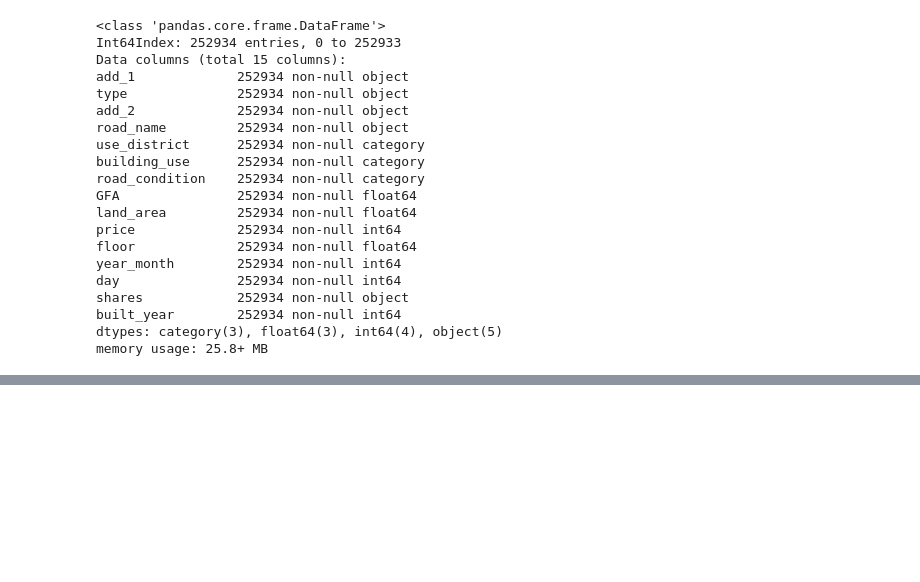
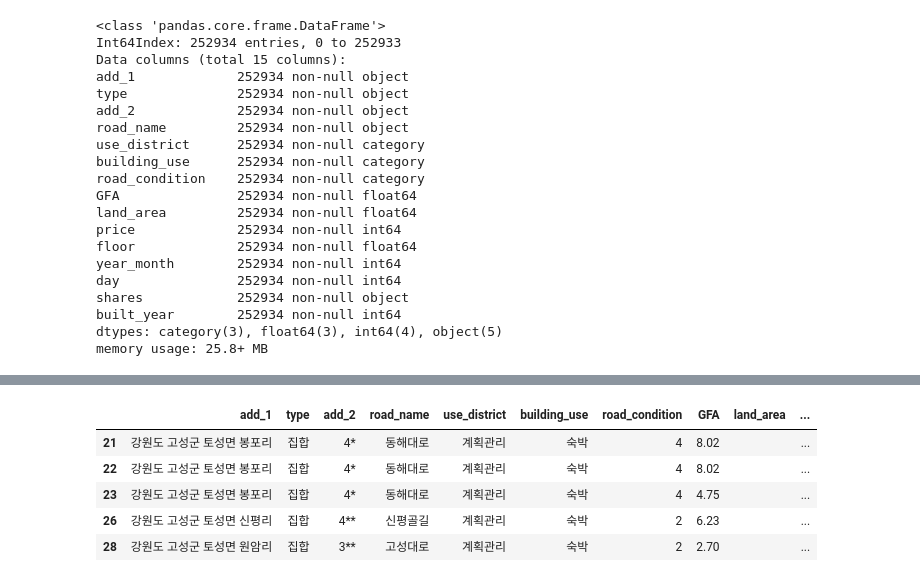
Before and after one commit to Choah/Public_data_EDA, a Jupyter notebook: 05_EDA_COMMERCE.ipynb, the cells around one changed output, grey strips where cells are left out. Cells and saved outputs as stored; diff of their text form; code cells hidden in the pictures; blank space fills up the shorter version.

```diff
--- a/05_EDA_COMMERCE.ipynb
+++ b/05_EDA_COMMERCE.ipynb
@@ -1019,0 +1012,9 @@ plt.show()
+# %%
+dataset.head()
+# %% [output]
+|  | add_1 | type | add_2 | road_name | use_district | building_use | road_condition | GFA | land_area | ... |
+| 21 | 강원도 고성군 토성면 봉포리 | 집합 | 4* | 동해대로 | 계획관리 | 숙박 | 4 | 8.02 |  | ... |
+| 22 | 강원도 고성군 토성면 봉포리 | 집합 | 4* | 동해대로 | 계획관리 | 숙박 | 4 | 8.02 |  | ... |
+| 23 | 강원도 고성군 토성면 봉포리 | 집합 | 4* | 동해대로 | 계획관리 | 숙박 | 4 | 4.75 |  | ... |
+| 26 | 강원도 고성군 토성면 신평리 | 집합 | 4** | 신평골길 | 계획관리 | 숙박 | 2 | 6.23 |  | ... |
+| 28 | 강원도 고성군 토성면 원암리 | 집합 | 3** | 고성대로 | 계획관리 | 숙박 | 2 | 2.70 |  | ... |
```
Also changed, not shown: parts of 10 cells of this notebook.
